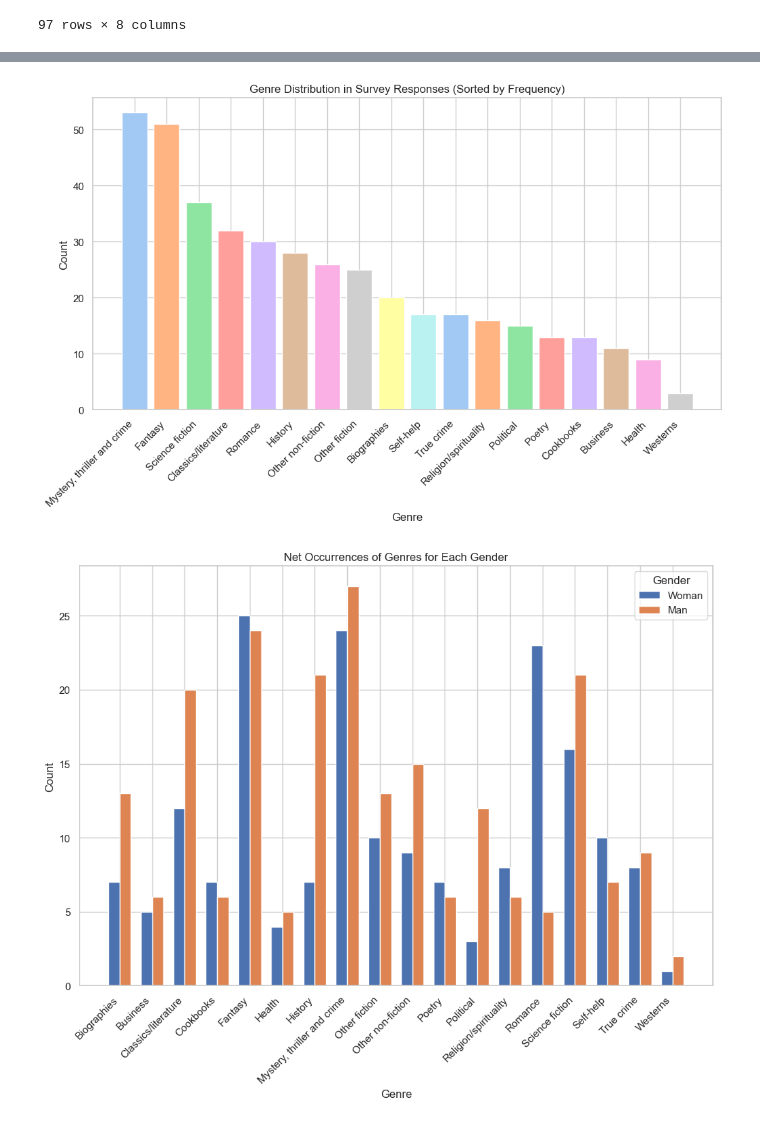
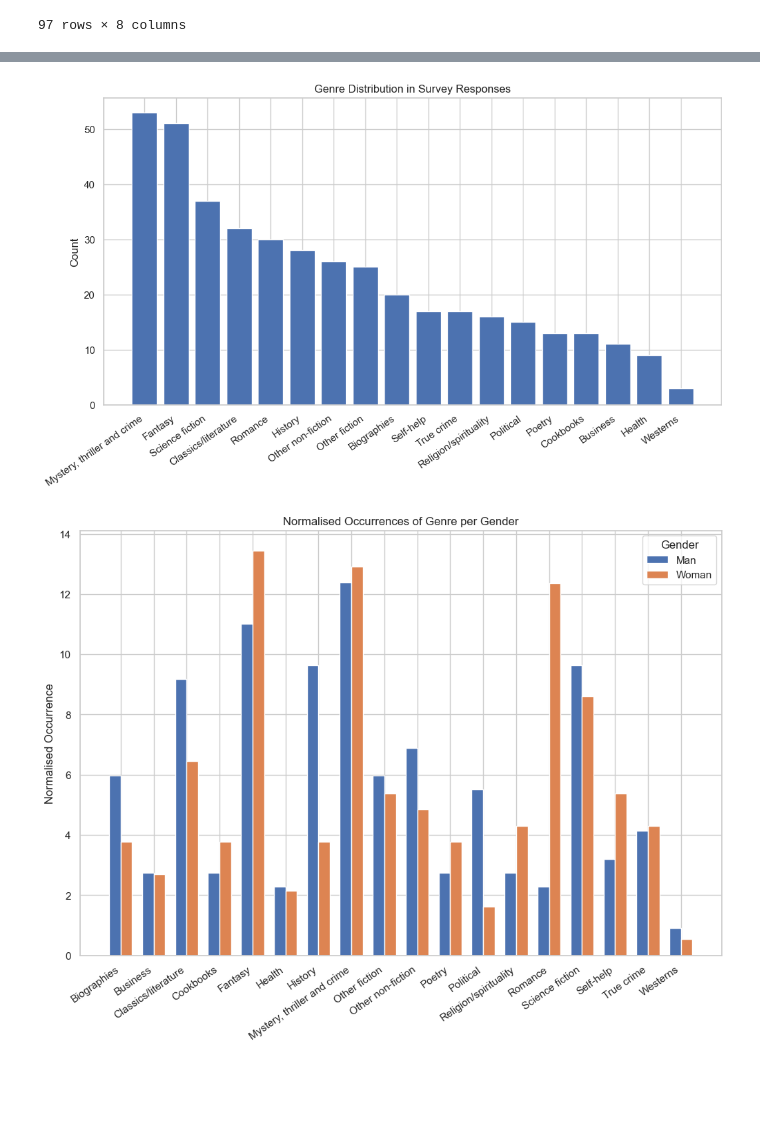
Before and after one commit to csteinmann/book_recommendation, a Jupyter notebook: results/demographic_analysis.ipynb, the cells around one changed output, grey strips where cells are left out. Drawn from its saved outputs; the diff is of its cells as text; code cells hidden in the pictures; blank space fills up the shorter version.

```diff
--- a/results/demographic_analysis.ipynb
+++ b/results/demographic_analysis.ipynb
@@ -105,45 +80,41 @@ Passing `palette` without assigning `hue` is deprecated and will be removed in v
 # %%
 genre_counts = {}
 
 for index, row in df.iterrows():
     # Access the 'genre column' value for the current row
     genres = eval(row['genre'])
 
     # Count genres
     for genre in genres:
         if genre in genre_counts:
             genre_counts[genre] += 1
         else:
             genre_counts[genre] = 1
 
 # Sorting genres by frequency in descending order
 sorted_genres = sorted(genre_counts.items(), key=lambda x: x[1], reverse=True)
 
 # Extracting sorted genres and counts
 genres = [genre[0] for genre in sorted_genres]
 counts = [genre[1] for genre in sorted_genres]
 
-# Use seaborn color palette with matplotlib
-custom_palette = sns.color_palette('pastel')
-
 # Plotting
 plt.figure(figsize=(12, 6))
-bars = plt.bar(genres, counts, color=custom_palette)
-plt.xlabel('Genre')
+bars = plt.bar(genres, counts)
 plt.ylabel('Count')
-plt.title('Genre Distribution in Survey Responses (Sorted by Frequency)')
-plt.xticks(rotation=45, ha='right')
+plt.title('Genre Distribution in Survey Responses')
+plt.xticks(rotation=35, ha='right')
 
 plt.show()
 # %% [output]
-[figure, old version]
+[figure, new version]
 # %%
 genre_counts = {}
 
 # Iterate over each row in the DataFrame
 for index, row in df.iterrows():
     # Access the 'gender column' and 'genre column' values for the current row
-    gender = ast.literal_eval(row['gender'])[0]  # Assuming gender is a single-item list
+    gender = ast.literal_eval(row['gender'])[0]
     genres = eval(row['genre'])
 
     # Count genres for the given gender
@@ -157,6 +128,17 @@ for index, row in df.iterrows():
 # Filter out entries with gender 'I prefer not to say'
 genre_counts = {key: value for key, value in genre_counts.items() if key[0] != 'I prefer not to say'}
 
+# Calculate total counts for each gender
+total_counts = {}
+for (gender, _), count in genre_counts.items():
+    if gender in total_counts:
+        total_counts[gender] += count
+    else:
+        total_counts[gender] = count
+
+# Calculate the percentage share for each genre
+percentage_share = {key: value / total_counts[key[0]] * 100 for key, value in genre_counts.items()}
+
 # Extract unique genders and genres
 genders = list(set(gender for gender, _ in genre_counts.keys()))
 genres = list(set(genre for _, genre in genre_counts.keys()))
@@ -164,21 +146,20 @@ genres = list(set(genre for _, genre in genre_counts.keys()))
 # Sort genres alphabetically for better visualization
 genres.sort()
 
-# Creating a grouped bar chart
+# Creating a grouped bar chart with percentage share
 fig, ax = plt.subplots(figsize=(12, 8))
 bar_width = 0.35
 index = np.arange(len(genres))
 
 for i, gender in enumerate(genders):
-    counts = [genre_counts.get((gender, genre), 0) for genre in genres]
+    counts = [percentage_share.get((gender, genre), 0) for genre in genres]
     plt.bar(index + i * bar_width, counts, bar_width, label=gender)
 
-plt.xlabel('Genre')
-plt.ylabel('Count')
-plt.title('Net Occurrences of Genres for Each Gender')
-plt.xticks(index + bar_width / 2, genres, rotation=45, ha='right')
+plt.ylabel('Normalised Occurrence')
+plt.title('Normalised Occurrences of Genre per Gender')
+plt.xticks(index + bar_width / 2, genres, rotation=35, ha='right')
 plt.legend(title='Gender')
 
 plt.show()
 # %% [output]
-[figure, old version]
+[figure, new version]
```
Also changed, not shown: parts of 7 cells of this notebook, 12 other files.
